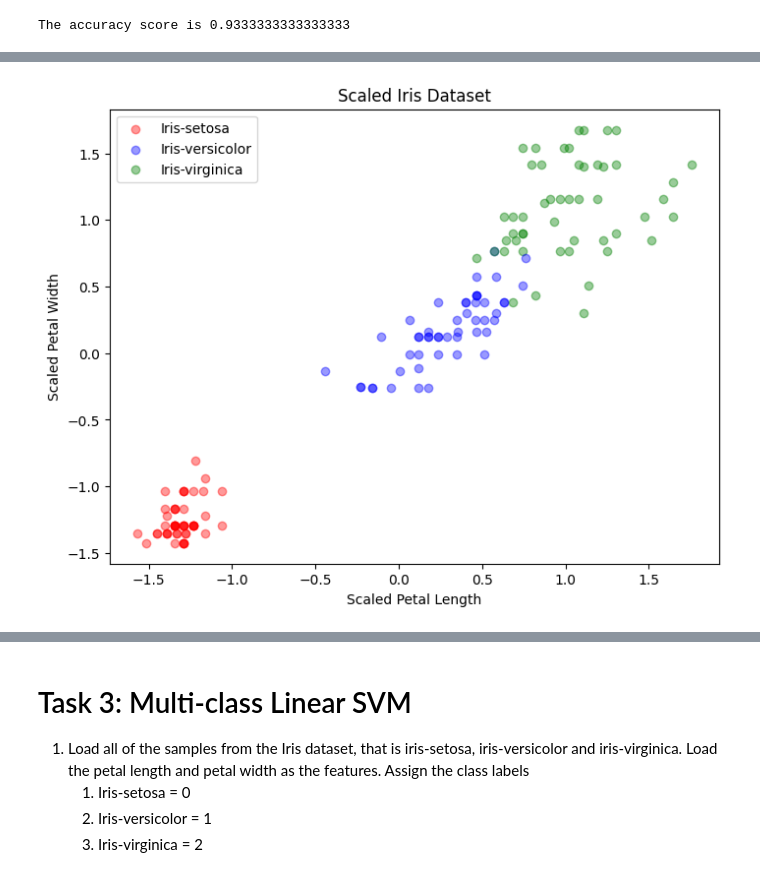
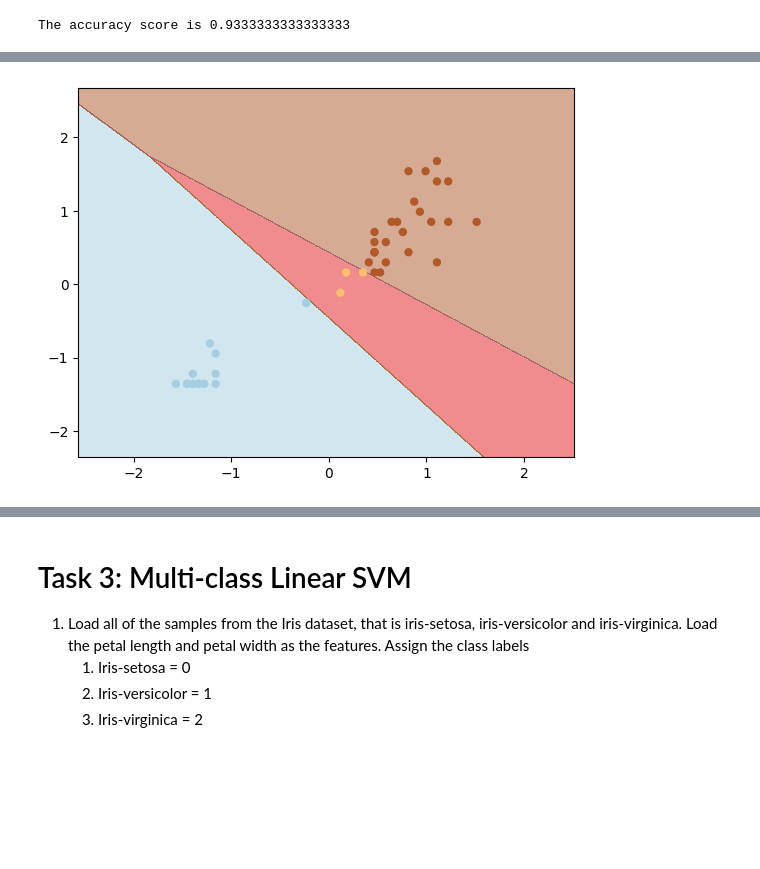
Before and after one commit to SajinMohamedPe/Introduction-to-Data-Engineering-and-Machine-Learning, a Jupyter notebook: Activity3_01.ipynb, the cells around one changed output, grey strips where cells are left out. Drawn from its saved outputs; the diff is of its cells as text; code cells hidden in the pictures; blank space fills up the shorter version.

```diff
--- a/Activity3_01.ipynb
+++ b/Activity3_01.ipynb
@@ -345,61 +332,46 @@ from sklearn.metrics import accuracy_score
 
 ################################
 # Your code here
-df = pd.read_csv('iris_data.csv', header=0)
-X = df.iloc[:, [2,3]]
-y = df.iloc[:, 4]
 
-class_mapping = {"Iris-setosa": 0, "Iris-versicolor": 1, "Iris-virginica": 2}
-y = df[' class'] = y.map(class_mapping)
+def logisticRegressionWithCValue(c) :
+    df = pd.read_csv('iris_data.csv', header=0)
+    X = df.iloc[:, [2,3]]
+    y = df.iloc[:, 4]
+
+    class_mapping = {"Iris-setosa": 0, "Iris-versicolor": 1, "Iris-virginica": 2}
+    y = df[' class'] = y.map(class_mapping)
+
+    clf = LogisticRegression(C = c)   # applying C value(parameter) to the LogisticRegression provided by sklearn.linear_model to get more accuracy
 
 
+    X_train, X_test, y_train, y_test = train_test_split(X, y, test_size=0.3, random_state=42, stratify=y)
+
+    scaler = StandardScaler()
+    X_train_scaled = scaler.fit(X_train)
+    X_train_scaled = scaler.transform(X_train)
+    X_test_scaled = scaler.fit(X_test)
+    X_test_scaled = scaler.transform(X_test)
+
+    clf.fit(X_train_scaled, y_train)
+    y_pred = clf.predict(X_test_scaled)
+
+    print("The accuracy score is", accuracy_score(y_test, y_pred)) # calculating accuracy NOTE: with the C value, the accuracy is improved
+
+    ################################
+    # Your code here
+    plot_decision_boundary(X_test_scaled, y_pred, clf)
 
 
+print("Smaller C value of .01")
+logisticRegressionWithCValue(.01)
 
 
-clf = LogisticRegression(C = 60)   # applying C value(parameter) to the LogisticRegression provided by sklearn.linear_model to get more accuracy
+print("C value of 30")
+logisticRegressionWithCValue(30)
 
+print("C value of 100")
+logisticRegressionWithCValue(100)
 
-
-
-
-
-
-X_train, X_test, y_train, y_test = train_test_split(X, y, test_size=0.3, random_state=42, stratify=y)
-
-scaler = StandardScaler()
-X_train_scaled = scaler.fit(X_train)
-X_train_scaled = scaler.transform(X_train)
-X_test_scaled = scaler.fit(X_test)
-X_test_scaled = scaler.transform(X_test)
-
-
-plt.figure(figsize=(8, 6))
-plt.scatter(X_train_scaled[y_train == 0][:, 0], X_train_scaled[y_train == 0][:, 1], label="Iris-setosa", c="red", alpha = 0.4)
-plt.scatter(X_train_scaled[y_train == 1][:, 0], X_train_scaled[y_train == 1][:, 1], label="Iris-versicolor", c="blue", alpha = 0.4)
-plt.scatter(X_train_scaled[y_train == 2][:, 0], X_train_scaled[y_train == 2][:, 1], label="Iris-virginica", c="green", alpha = 0.4)
-
-plt.scatter(X_test_scaled[y_test == 0][:, 0], X_test_scaled[y_test == 0][:, 1], c="red", alpha = 0.4)
-plt.scatter(X_test_scaled[y_test == 1][:, 0], X_test_scaled[y_test == 1][:, 1], c="blue", alpha = 0.4)
-plt.scatter(X_test_scaled[y_test == 2][:, 0], X_test_scaled[y_test == 2][:, 1], c="green", alpha = 0.4)
-
-
-clf.fit(X_train_scaled, y_train)
-y_pred = clf.predict(X_test_scaled)
-
-
-plt.xlabel("Scaled Petal Length")
-plt.ylabel("Scaled Petal Width")
-plt.title("Scaled Iris Dataset")
-plt.legend()
-plt.show()
-
-
-
-print("The accuracy score is", accuracy_score(y_test, y_pred)) # calculating accuracy
-# from plot_decision_boundary import plot_decision_boundary
-
-################################
-# Your code here
-plot_decision_boundary(X_test_scaled, y_pred, clf)
+print("C value of 500")
+logisticRegressionWithCValue(500)
 # %% [output]
@@ -406 +386 @@ plot_decision_boundary(X_test_scaled, y_pred, clf)
-[figure, old version]
+[figure, new version]
```
Also changed, not shown: parts of 18 cells of this notebook.
